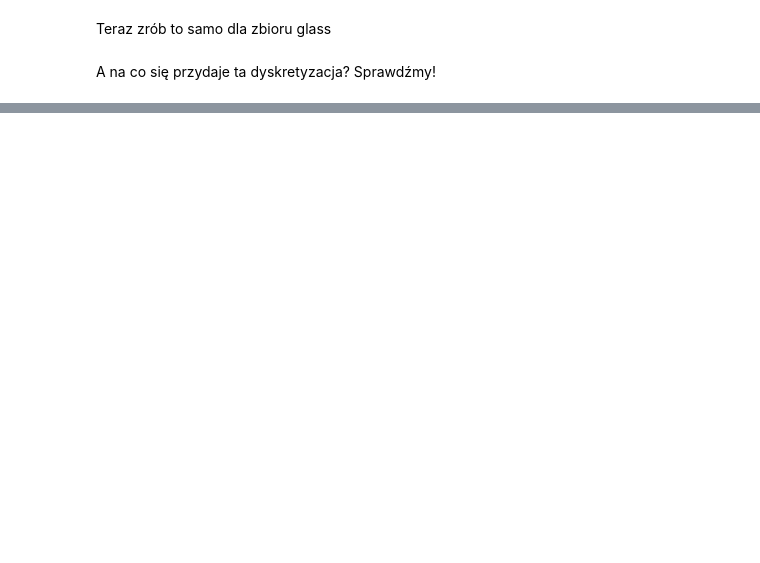
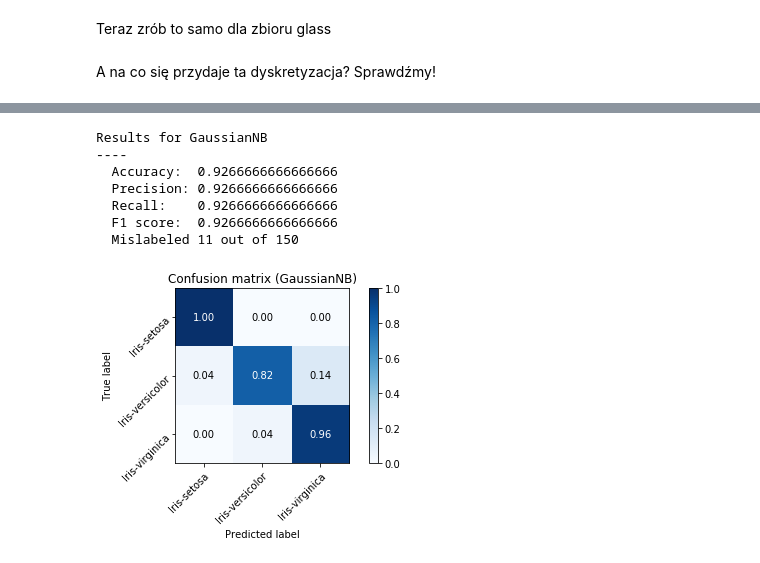
Before and after one commit to xenteros/data-science-training, a Jupyter notebook: Naive_Bayes.ipynb, the cells around one changed output, grey strips where cells are left out. Drawn from its saved outputs; the diff is of its cells as text; code cells hidden in the pictures; blank space fills up the shorter version.

```diff
--- a/Naive_Bayes.ipynb
+++ b/Naive_Bayes.ipynb
@@ -145,0 +335,11 @@ Sprawdź jaka dyskretyzacja jest najlepsza dla konkretnego zbioru. Czy jest w og
+# %%
+cross_validate(GaussianNB, StratifiedKFold(50), X_f, y)
+# %% [output]
+Results for GaussianNB
+----
+  Accuracy:  0.9266666666666666
+  Precision: 0.9266666666666666
+  Recall:    0.9266666666666666
+  F1 score:  0.9266666666666666
+  Mislabeled 11 out of 150
+[figure, added]
```
Also changed, not shown: parts of 60 cells of this notebook.
